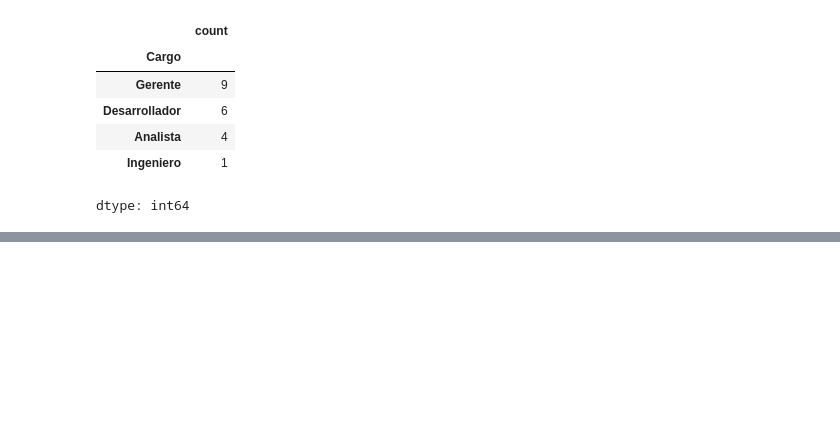
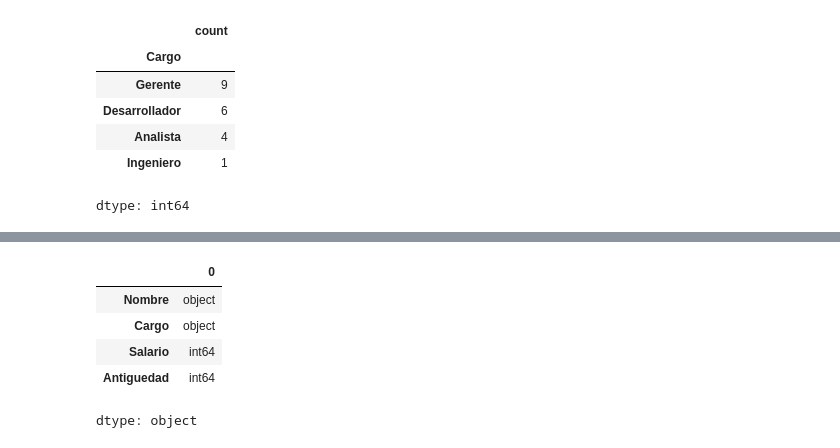
Before and after one commit to Majela12/apuntesIA, a Jupyter notebook: Apuntes_EDA.ipynb, the cells around one changed output, grey strips where cells are left out. Cells and saved outputs as stored; diff of their text form; code cells hidden in the pictures; blank space fills up the shorter version.

```diff
--- a/Apuntes_EDA.ipynb
+++ b/Apuntes_EDA.ipynb
@@ -244,0 +251,9 @@ dtype: int64
+# %%
+df.dtypes
+# %% [output]
+|  | 0 |
+| Nombre | object |
+| Cargo | object |
+| Salario | int64 |
+| Antiguedad | int64 |
+dtype: object
```
Also changed, not shown: parts of 4 cells of this notebook.
